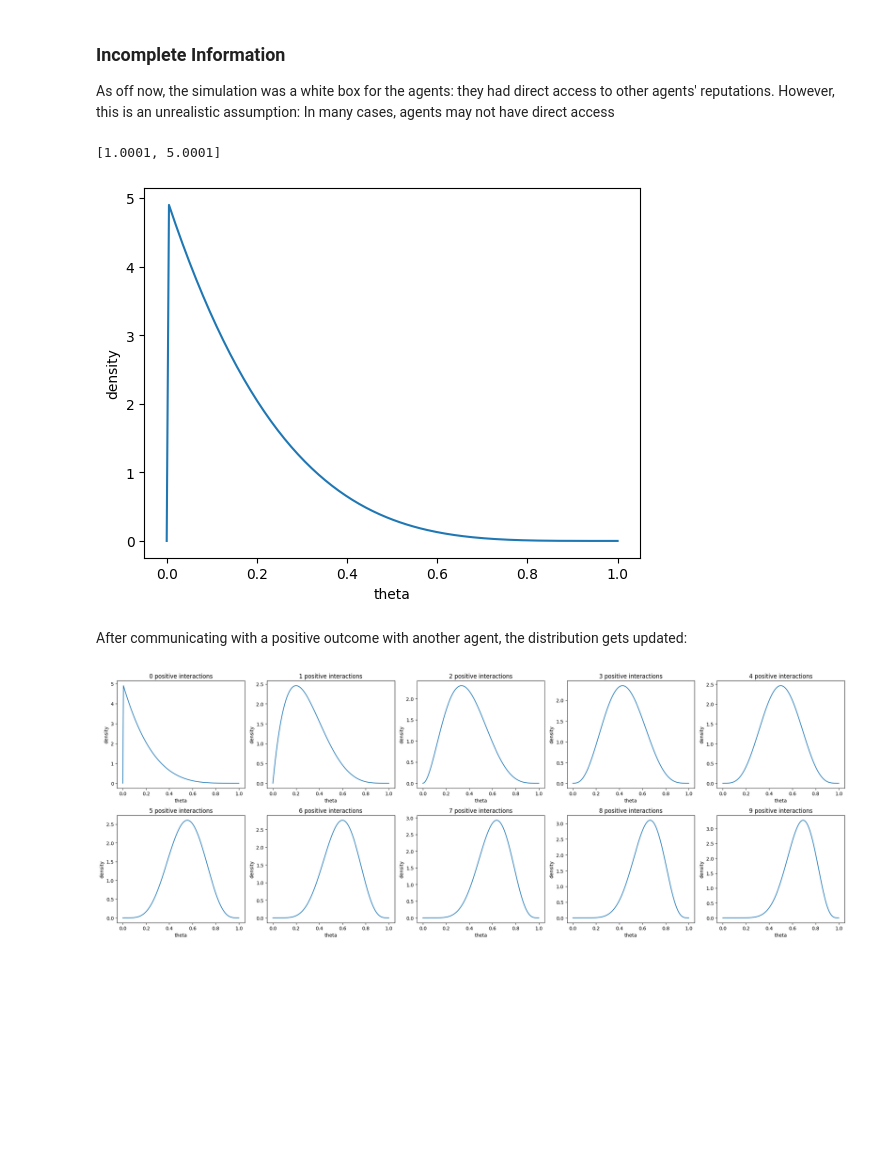
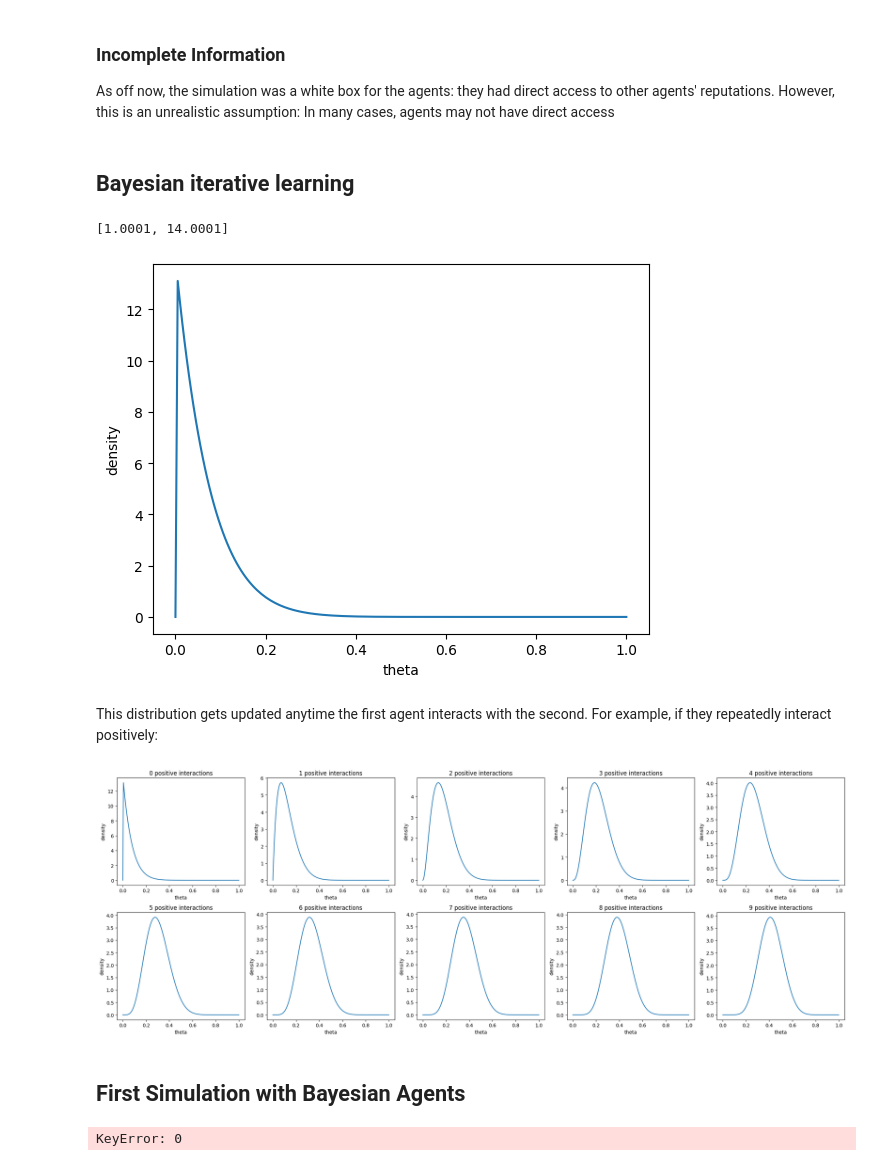
Before and after one commit to philipp-hellwig/evolution-cooperation, a Jupyter notebook: Bayesian_Agents.ipynb, the cells around one changed output. Drawn from its saved outputs; the diff is of its cells as text; code cells hidden in the pictures; blank space fills up the shorter version.

Commit message:
added bayesian and gossip simulations

```diff
--- a/Bayesian_Agents.ipynb
+++ b/Bayesian_Agents.ipynb
@@ -16,17 +24,47 @@ from agent_class import Agent
 # %%
 class BayesianAgent(Agent):
+    id = 0
     laplace_smoothing = 0.0001
-    def __init__(self,  *args, **kwargs):
+
+    def __init__(self, *args, **kwargs):
         super(BayesianAgent, self).__init__(*args, **kwargs)
+        self.cohort = []
         self.beta_communicate = self.prior_communication
+        self.beta_malintent = self.malintent
+        self.id = BayesianAgent.id
+        BayesianAgent.id += 1
+
+    def calc_reputation(self):
+        self.reputation = sum([other.beta_communicate[0] for other in self.cohort])
 
     def set_cohort(self, cohort: list):
+        self.cohort = [agent for agent in cohort if agent is not self]
         smoothing = BayesianAgent.laplace_smoothing
-        self.beta_communicate = {agent: [self.communication+smoothing, (6-self.communication)+smoothing] for agent in cohort if agent is not self}
+        self.beta_communicate = {agent: [self.communication+smoothing, (len(self.dna)/6-self.communication)+smoothing] for agent in self.cohort}
+        self.beta_malintent = {agent: [self.malintent+smoothing, (len(self.dna)/6-self.malintent)+smoothing] for agent in self.cohort}
 
     def likelihood_communicate(self, other):
         a, b = self.beta_communicate[other]
         return st.beta.rvs(a, b)
+
+    def likelihood_malintent(self, other):
+        a, b = self.beta_malintent[other]
+        return st.beta.rvs(a, b)
+
+    def plot_beta(self, other, type="both"):
+        """
+        other: another BayesianAgent
+
+        output:
+        graph for
+        """
+        x = np.linspace(0,1,200)
+        a, b = self.beta_communicate[other]
+        _ = plt.plot(x, st.beta.pdf(x, a, b))
+        _ = plt.xlabel("theta")
+        _ = plt.ylabel("density")
+        plt.show()
+
 
     # rewrite food opportunity interaction:
     def found_food(self, other):
@@ -44,10 +82,10 @@ class BayesianAgent(Agent):
                     # if other also wants to steal the food:
                     else:
                         winner = np.random.choice([self, other])
+                        loser = other if winner is self else self
                         winner.food_counter += BayesianAgent.food_stealing
-                        winner.update_beta_communicate(winner, loser, positive_outcome=True)
-                        loser = {self, other}.difference({winner})
-                        loser.update_beta_communicate(loser, winner, positive_outcome=False)
+                        winner.update_beta_communicate(loser, positive_outcome=True)
+                        loser.update_beta_communicate(winner, positive_outcome=False)
                 else:
                     if st.bernoulli(other.prior_malintent).rvs(1):
                         other.food_counter += BayesianAgent.food_stealing
@@ -74,26 +112,24 @@ class BayesianAgent(Agent):
     def gossip(self, other):
         if st.bernoulli(self.prior_communication).rvs(1):
             pass
+# %% [markdown]
+## Bayesian iterative learning
 # %%
 agents = [BayesianAgent(mu=0.01) for _ in range(10)]
 for agent in agents:
     agent.set_cohort(agents)
 
 # for example, the first agents parameters for the beta distribution to communicate with the second agent are:
 print(agents[0].beta_communicate[agents[1]])
 
 a, b = agents[0].beta_communicate[agents[1]]
 
 beta_communicate = np.linspace(0,1,200)
-
-_ = plt.plot(beta_communicate, st.beta.pdf(beta_communicate, a, b))
-_ = plt.xlabel("theta")
-_ = plt.ylabel("density")
 # %% [output]
-[1.0001, 5.0001]
+[1.0001, 14.0001]
-[figure, old version]
+[figure, new version]
-# %% [markdown]
-After communicating with a positive outcome with another agent, the distribution gets updated:
+# %% [markdown]
+This distribution gets updated anytime the first agent interacts with the second. For example, if they repeatedly interact positively:
 # %%
 fig, ax = plt.subplots(2, 5, figsize = (22, 8))
 for i in list(range(10)):
@@ -106,4 +142,4 @@ for i in list(range(10)):
     agents[0].update_beta_communicate(agents[1], positive_outcome=True)
 fig.tight_layout(w_pad=1, h_pad=1)
 # %% [output]
-[figure, old version]
+[figure, new version]
@@ -109,0 +224,7 @@ fig.tight_layout(w_pad=1, h_pad=1)
+# %% [markdown]
+## First Simulation with Bayesian Agents
+# %%
+final_gen, sim_reputation = simulate_bayesian_agents(num_food_opportunities=100, num_generations=200, population_size=30, reputation_reproduction=True, food_decay=1.65)
+plot_simulation_stats(sim_reputation)
+# %% [output]
+KeyError: 0
```
Also changed, not shown: parts of 5 cells of this notebook, 4 other files.
